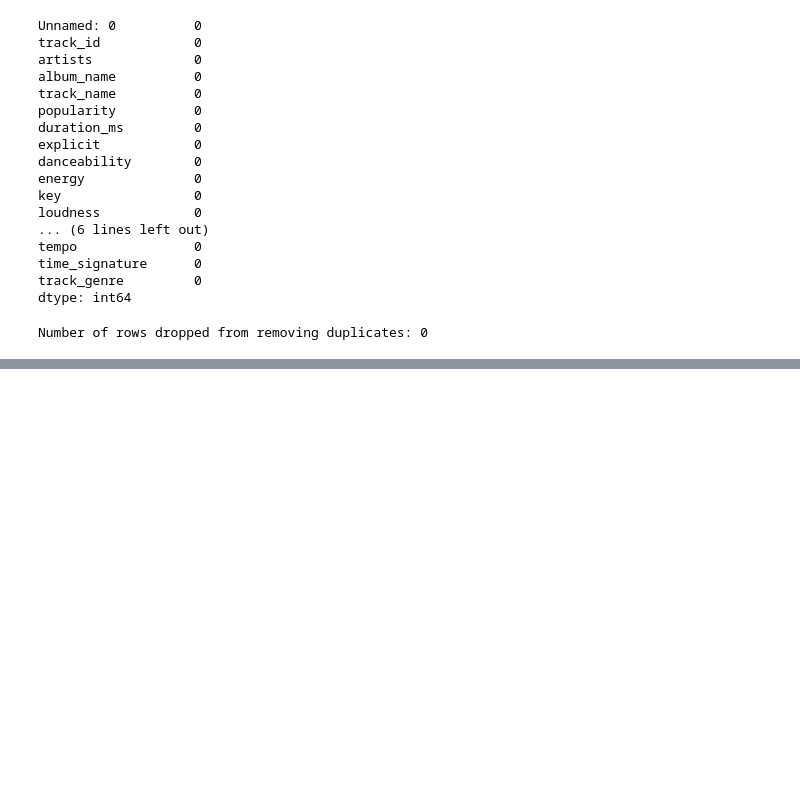
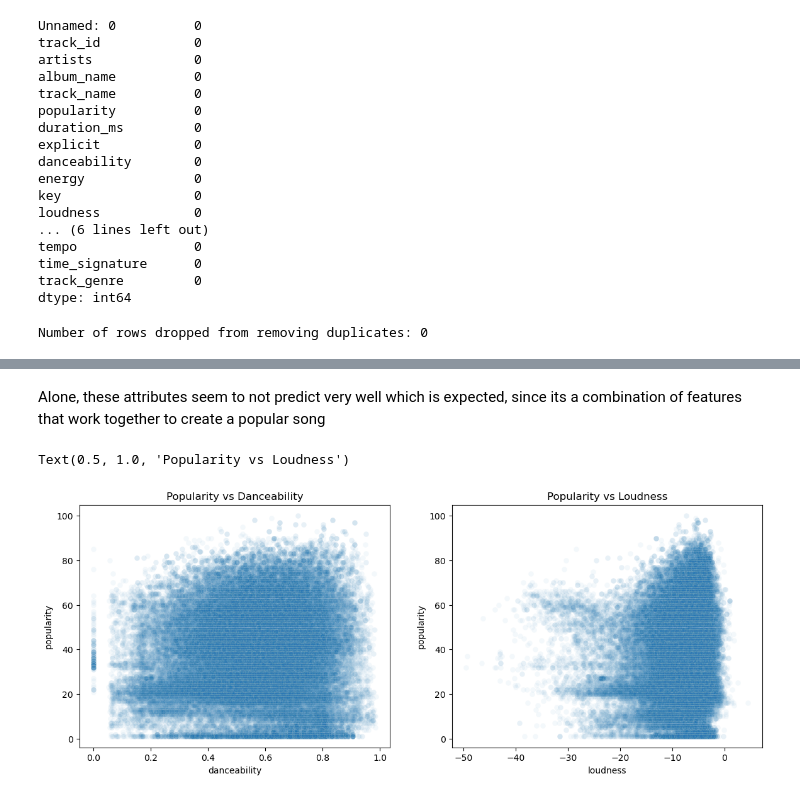
Before and after one commit to EdwardL33/ECE143-Group-11, a Jupyter notebook: data_cleaning.ipynb, the cells around one changed output, grey strips where cells are left out. Saved outputs shown, nothing was run; the diff lists cells and outputs as text; code cells hidden in the pictures; blank space fills up the shorter version.

```diff
--- a/data_cleaning.ipynb
+++ b/data_cleaning.ipynb
@@ -111,0 +134,14 @@ Number of rows dropped from removing duplicates: 0
+# %% [markdown]
+Alone, these attributes seem to not predict very well which is expected, since its a combination of features that work together to create a popular song
+# %%
+fig, axes = plt.subplots(1, 2, figsize=(14, 5))
+
+# Using alpha=0.05 because you have 114k rows!
+sns.scatterplot(data=popularity_filtered_df, x='danceability', y='popularity', alpha=0.05, ax=axes[0])
+axes[0].set_title('Popularity vs Danceability')
+
+sns.scatterplot(data=popularity_filtered_df, x='loudness', y='popularity', alpha=0.05, ax=axes[1])
+axes[1].set_title('Popularity vs Loudness')
+# %% [output]
+Text(0.5, 1.0, 'Popularity vs Loudness')
+[figure, added]
```
Also changed, not shown: parts of 12 cells of this notebook, 1 other file.
